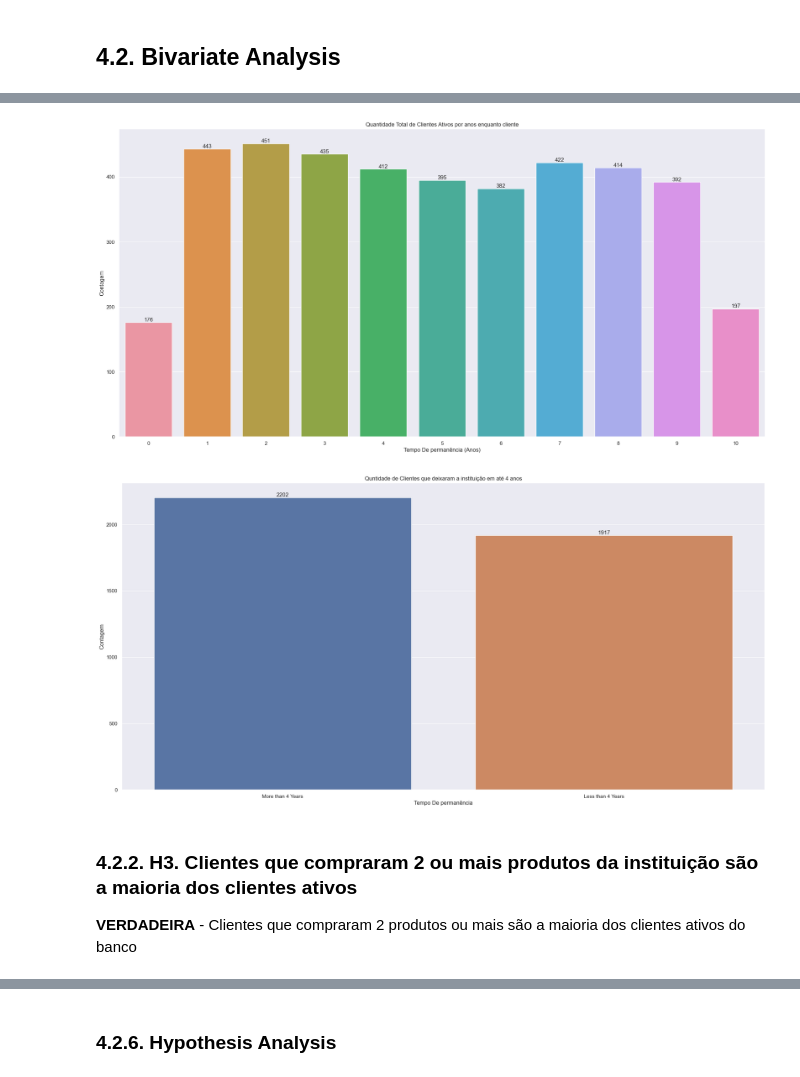
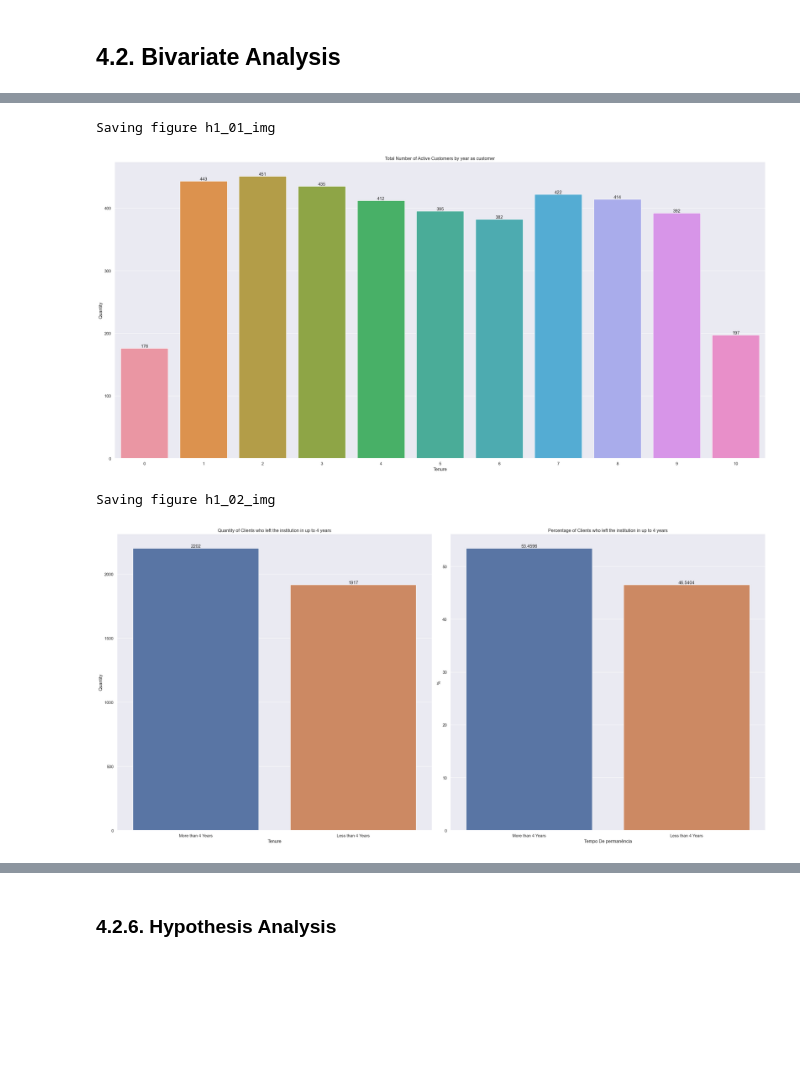
Before and after one commit to PedroFerraresi/churn_prediction, a Jupyter notebook: notebooks/v1.0_pgvf.ipynb, the cells around one changed output, grey strips where cells are left out. Cells and saved outputs as stored; diff of their text form; code cells hidden in the pictures; blank space fills up the shorter version.

```diff
--- a/notebooks/v1.0_pgvf.ipynb
+++ b/notebooks/v1.0_pgvf.ipynb
@@ -43,10 +43,21 @@ import utils
 SEED = 42
 NUMERICAL_DROP = ['row_number', 'exited']
 CATEGORICAL_DROP = ['surname']
+PROJECT_ROOT_DIR = ".."
+IMAGES_PATH = os.path.join(PROJECT_ROOT_DIR, "img")
 
 plt.rcParams['figure.figsize'] = [25, 12]
 plt.rcParams['font.size'] = 24
 sns.set(rc={'figure.figsize': (25, 12)})
+
+os.makedirs(IMAGES_PATH, exist_ok=True)
+# %%
+def save_fig(fig_id, tight_layout=True, fig_extension="png", resolution=300):
+    path = os.path.join(IMAGES_PATH, fig_id + "." + fig_extension)
+    print("Saving figure", fig_id)
+    if tight_layout:
+        plt.tight_layout()
+    plt.savefig(path, format=fig_extension, dpi=resolution);
 # %%
 def cramer_v(x, y):
     cm = pd.crosstab(x, y).to_numpy()
@@ -594,17 +685,20 @@ df4.head()
 # %%
 df_g = df4.loc[ df4['is_active_member'] == 1, ['tenure', 'age'] ].groupby('tenure').agg(
     count = pd.NamedAgg('age', 'count')
 ).reset_index()
 
 ax = sns.barplot(data=df_g, x='tenure', y='count')
 ax.bar_label(ax.containers[0])
 ax.set(
-    title='Quantidade Total de Clientes Ativos por anos enquanto cliente',
-    xlabel='Tempo De permanência (Anos)',
-    ylabel='Contagem'
+    title='Total Number of Active Customers by year as customer',
+    xlabel='Tenure',
+    ylabel='Quantity'
 );
+
+save_fig('h1_01_img')
 # %% [output]
+Saving figure h1_01_img
-[figure, old version]
+[figure, new version]
 # %%
 df_g = df4.loc[ df4['is_active_member'] == 1, ['tenure', 'age'] ].groupby('tenure').agg(
     count = pd.NamedAgg('age', 'count')
@@ -619,12 +713,19 @@ df_aux = pd.DataFrame({
     'count': [higher, lower]
 })
 
+df_aux['percent'] = df_aux['count'].apply(lambda count: count / df_g['count'].sum() * 100)
+
+plt.subplot(1, 2, 1)
 ax = sns.barplot(data=df_aux, x='tenure', y='count')
 ax.bar_label(ax.containers[0])
-ax.set(title='Quntidade de Clientes que deixaram a instituição em até 4 anos', xlabel='Tempo De permanência', ylabel='Contagem');
+ax.set(title='Quantity of Clients who left the institution in up to 4 years', xlabel='Tenure', ylabel='Quantity');
+
+plt.subplot(1, 2, 2)
+ax = sns.barplot(data=df_aux, x='tenure', y='percent')
+ax.bar_label(ax.containers[0])
+ax.set(title='Percentage of Clients who left the institution in up to 4 years', xlabel='Tempo De permanência', ylabel='%');
+
+save_fig('h1_02_img')
 # %% [output]
+Saving figure h1_02_img
-[figure, old version]
+[figure, new version]
-# %% [markdown]
-### 4.2.2. H3. Clientes que compraram 2 ou mais produtos da instituição são a maioria dos clientes ativos
-
-**VERDADEIRA** - Clientes que compraram 2 produtos ou mais são a maioria dos clientes ativos do banco
```
Also changed, not shown: parts of 92 cells of this notebook, 13 other files.
